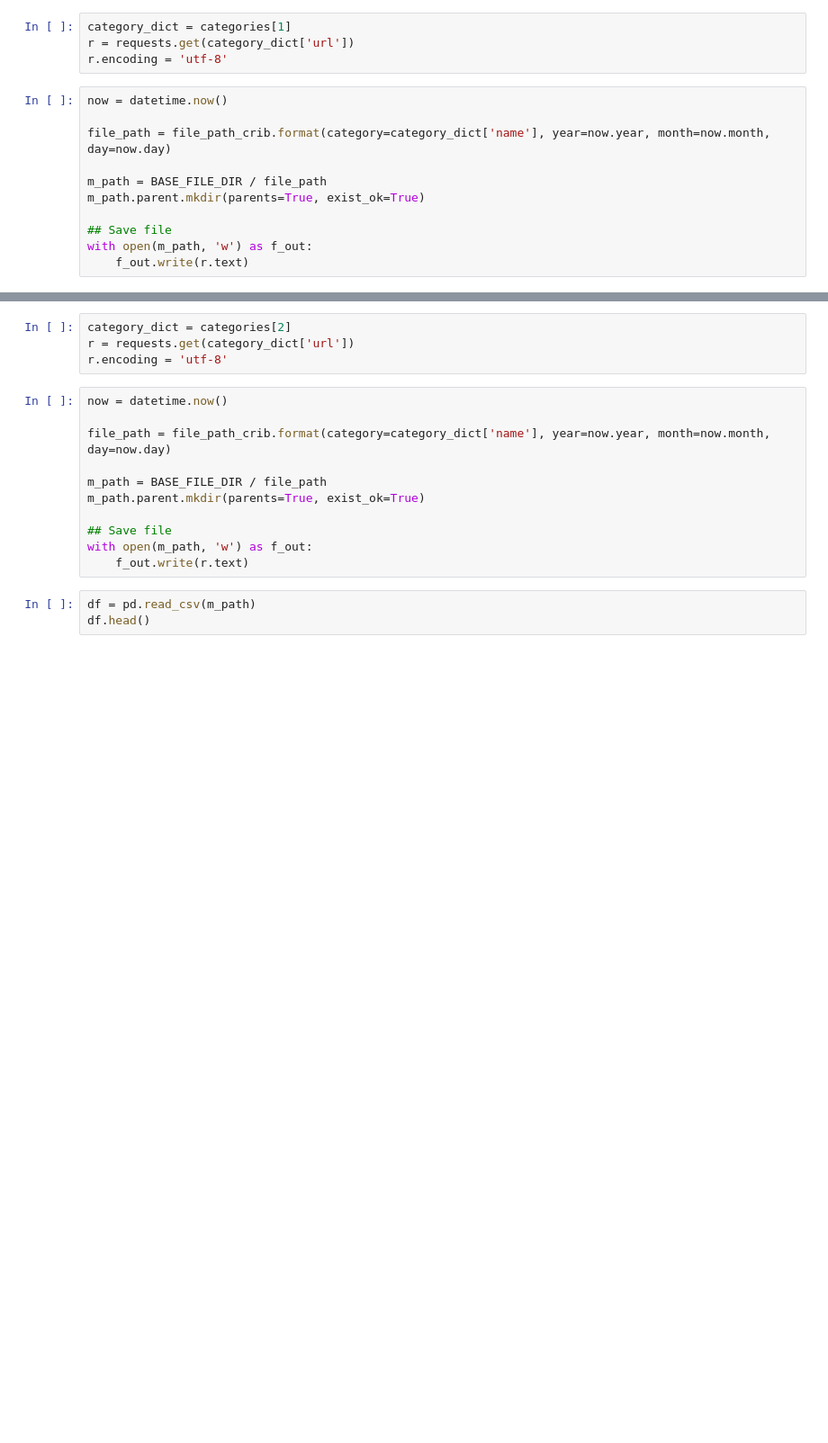
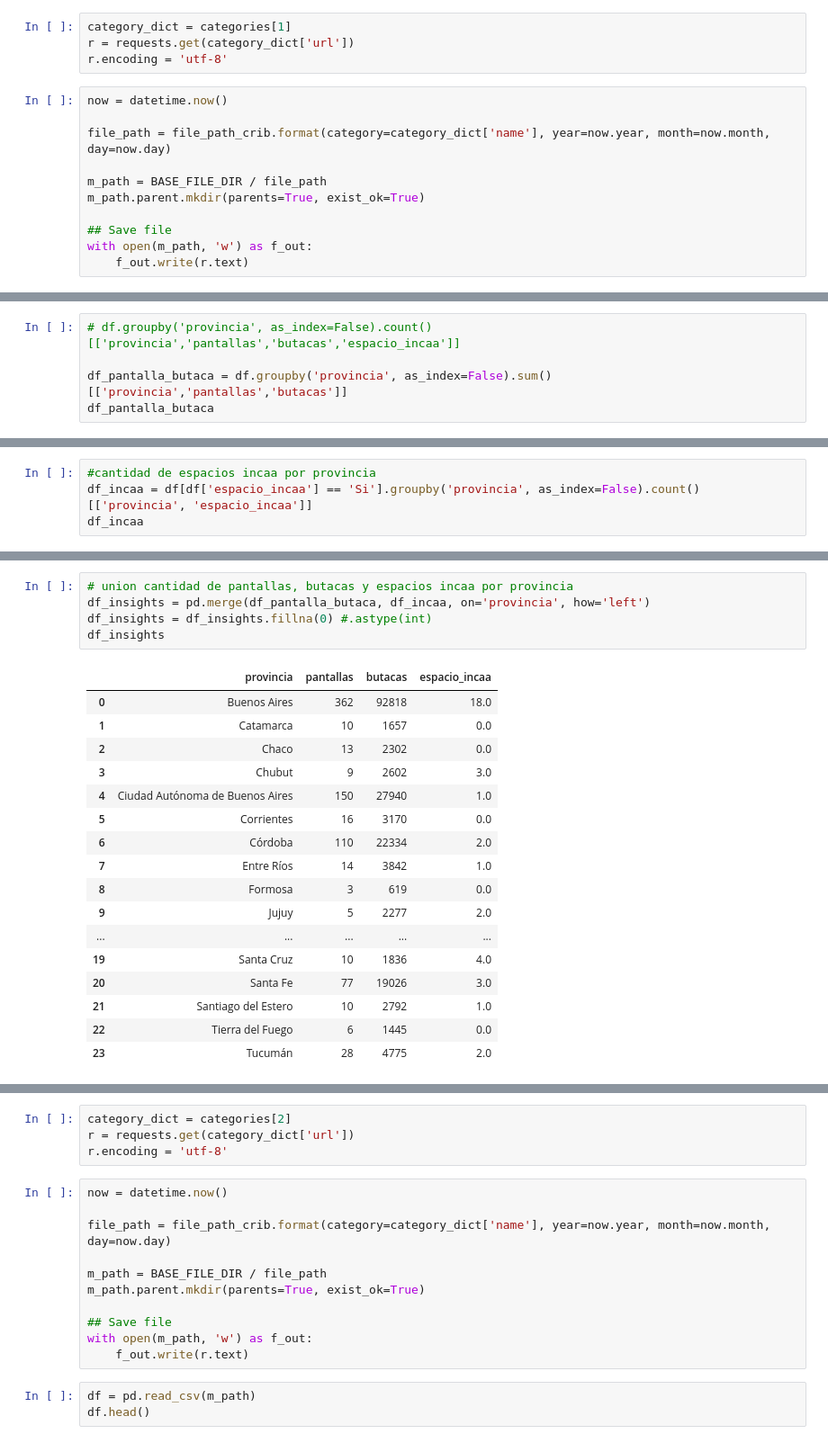
Before and after one commit to RAJerez/data-challenge, a Jupyter notebook: data_exploratory.ipynb, the cells around one changed output, grey strips where cells are left out. Shown: that part at 90% size. Drawn from its saved outputs; the diff is of its cells as text; blank space fills up the shorter version.

```diff
--- a/data_exploratory.ipynb
+++ b/data_exploratory.ipynb
@@ -102,0 +140,5 @@ df.groupby('Provincia', as_index=False).count()[['Provincia','Pantallas','Butaca
+# %%
+# df.groupby('provincia', as_index=False).count()[['provincia','pantallas','butacas','espacio_incaa']]
+
+df_pantalla_butaca = df.groupby('provincia', as_index=False).sum()[['provincia','pantallas','butacas']]
+df_pantalla_butaca
@@ -102,0 +163,4 @@ df.groupby('Provincia', as_index=False).count()[['Provincia','Pantallas','Butaca
+# %%
+#cantidad de espacios incaa por provincia
+df_incaa = df[df['espacio_incaa'] == 'Si'].groupby('provincia', as_index=False).count()[['provincia', 'espacio_incaa']]
+df_incaa
@@ -102,0 +186,23 @@ df.groupby('Provincia', as_index=False).count()[['Provincia','Pantallas','Butaca
+# %%
+# union cantidad de pantallas, butacas y espacios incaa por provincia
+df_insights = pd.merge(df_pantalla_butaca, df_incaa, on='provincia', how='left')
+df_insights = df_insights.fillna(0) #.astype(int)
+df_insights
+# %% [output]
+|  | provincia | pantallas | butacas | espacio_incaa |
+| 0 | Buenos Aires | 362 | 92818 | 18.0 |
+| 1 | Catamarca | 10 | 1657 | 0.0 |
+| 2 | Chaco | 13 | 2302 | 0.0 |
+| 3 | Chubut | 9 | 2602 | 3.0 |
+| 4 | Ciudad Autónoma de Buenos Aires | 150 | 27940 | 1.0 |
+| 5 | Corrientes | 16 | 3170 | 0.0 |
+| 6 | Córdoba | 110 | 22334 | 2.0 |
+| 7 | Entre Ríos | 14 | 3842 | 1.0 |
+| 8 | Formosa | 3 | 619 | 0.0 |
+| 9 | Jujuy | 5 | 2277 | 2.0 |
+| ... | ... | ... | ... | ... |
+| 19 | Santa Cruz | 10 | 1836 | 4.0 |
+| 20 | Santa Fe | 77 | 19026 | 3.0 |
+| 21 | Santiago del Estero | 10 | 2792 | 1.0 |
+| 22 | Tierra del Fuego | 6 | 1445 | 0.0 |
+| 23 | Tucumán | 28 | 4775 | 2.0 |
```
Also changed, not shown: parts of 32 cells of this notebook, 10 other files.
